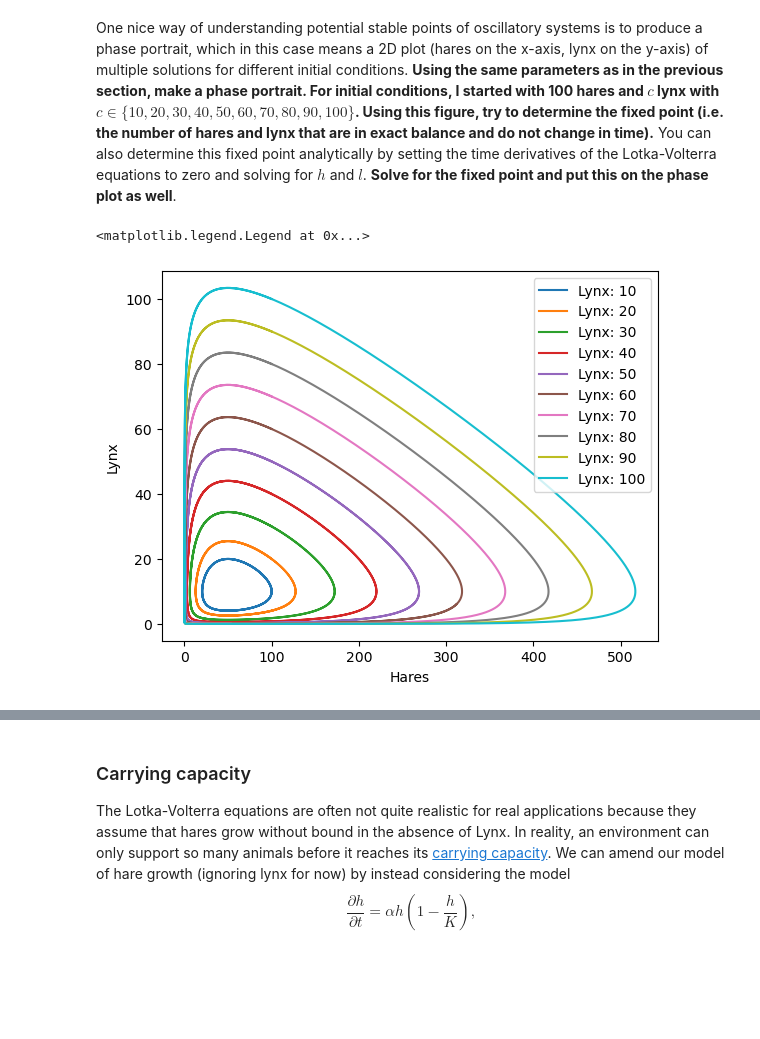
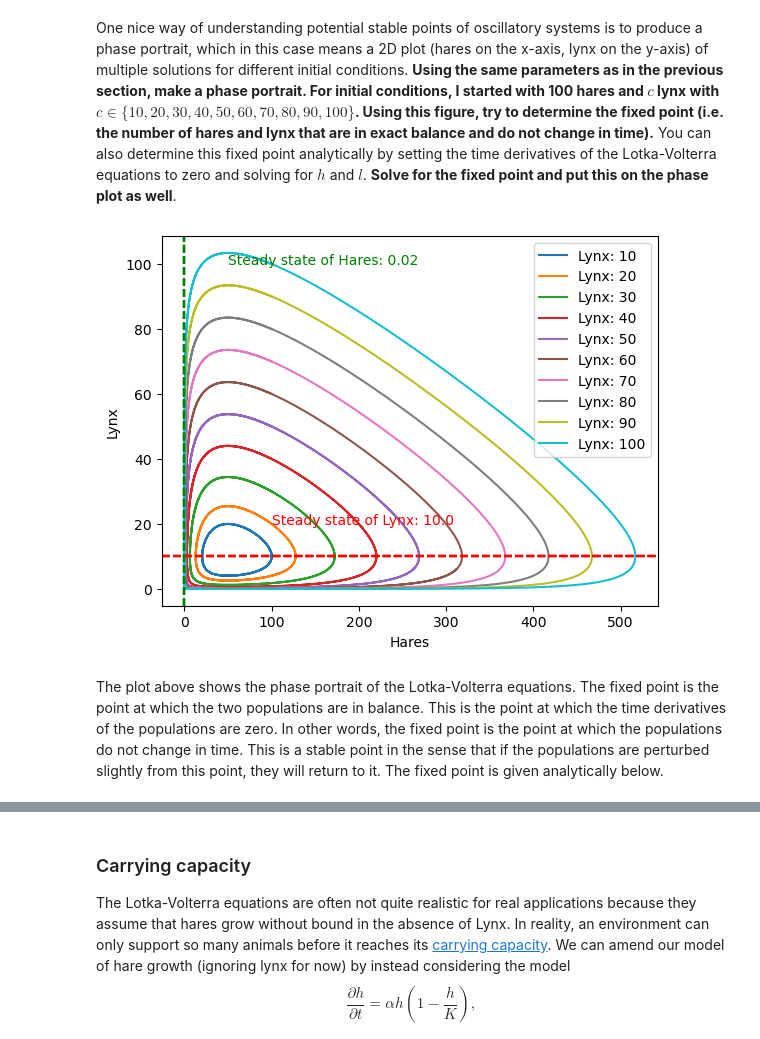
Before and after one commit to cake-dev/Simulation_class, a Jupyter notebook: Project5-Population/Project5a-PopulationDynamics-LotkaVolterra.ipynb, the cells around one changed output, grey strips where cells are left out. Drawn from its saved outputs; the diff is of its cells as text; code cells hidden in the pictures; blank space fills up the shorter version.

```diff
--- a/Project5-Population/Project5a-PopulationDynamics-LotkaVolterra.ipynb
+++ b/Project5-Population/Project5a-PopulationDynamics-LotkaVolterra.ipynb
@@ -197,32 +134,44 @@ t_0 = 0
 t_end = 200
 dt = 0.001
 # time of 200 with a time step of 0.001 gives 200,000 steps
 
 plots = []
 
 # loop over each item in lynx and create a plot for each
 for i in lynx:
     # Define the initial state for the Lotka-Volterra model
     u_0 = np.array([num_hare, i], dtype=float)
 
     # Create the Lotka-Volterra model
     ode = LotkaVolterra(alpha, beta, gamma, delta, num_hare, i)
 
     # Create the Heun method
     heun = Heun()
 
     # Create the integrator
     integrator = Integrator(ode, heun)
 
     # Perform the integration
     times, states = integrator.integrate([t_0, t_end], dt, u_0)
 
     # Plot the results
     plots.append(plt.plot(states[:, 0], states[:, 1], label=f'Lynx: {i}'))
 
 plt.xlabel('Hares')
 plt.ylabel('Lynx')
+
+# add steady state lines
+for i in lynx:
+    plt.axhline(y=alpha/beta, color='r', linestyle='--')
+    plt.axvline(x=gamma/delta, color='g', linestyle='--')
+
+# show values of the lines
+plt.text(100, 20, 'Steady state of Lynx: {}'.format(alpha/beta), color='r')
+plt.text(50, 100, 'Steady state of Hares: {}'.format(gamma/delta), color='g')
+
 plt.legend()
+plt.show()
 # %% [output]
-<matplotlib.legend.Legend at 0x...>
-[figure, old version]
+[figure, new version]
+# %% [markdown]
+The plot above shows the phase portrait of the Lotka-Volterra equations.  The fixed point is the point at which the two populations are in balance.  This is the point at which the time derivatives of the populations are zero.  In other words, the fixed point is the point at which the populations do not change in time.  This is a stable point in the sense that if the populations are perturbed slightly from this point, they will return to it.  The fixed point is given analytically below.
```
Also changed, not shown: parts of 10 cells of this notebook.
